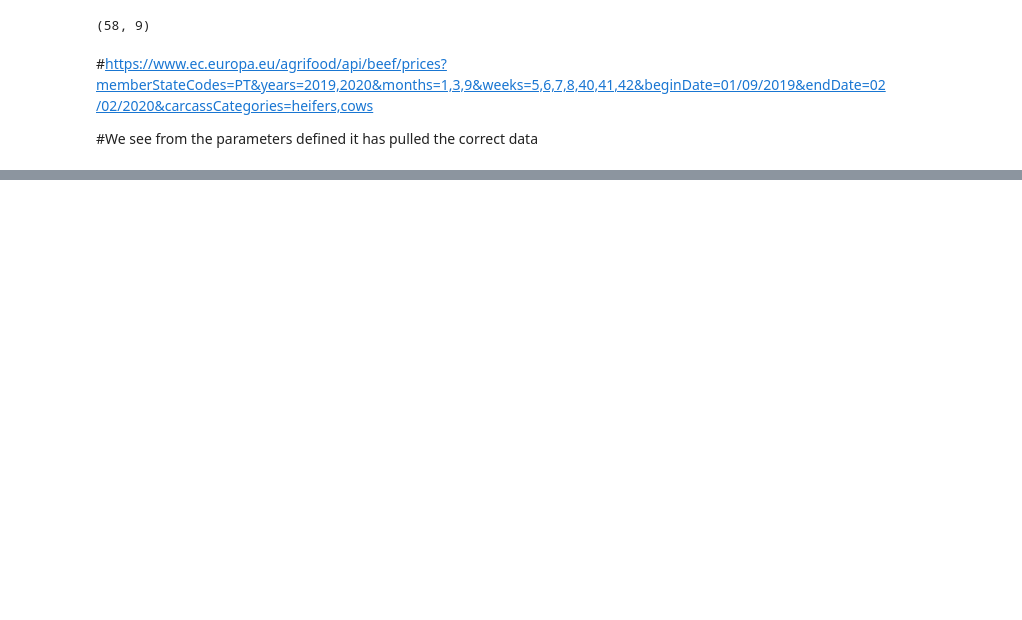
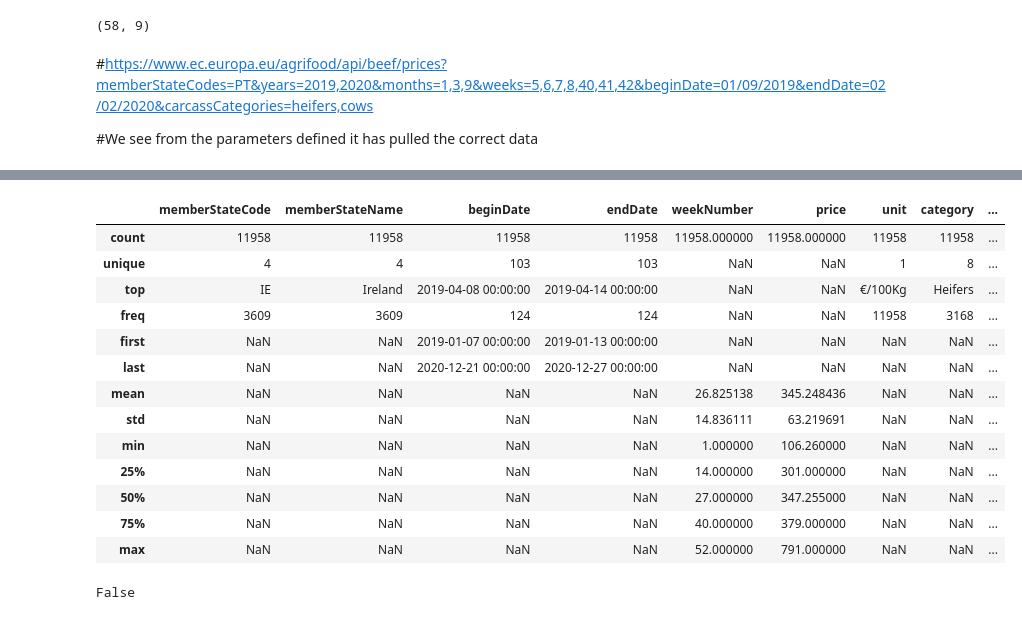
Before and after one commit to Ethan-Lawless/CA2, a Jupyter notebook: CA2_MSC_DA_SBA22189.ipynb, the cells around one changed output, grey strips where cells are left out. Saved outputs shown, nothing was run; the diff lists cells and outputs as text; code cells hidden in the pictures; blank space fills up the shorter version.

```diff
--- a/CA2_MSC_DA_SBA22189.ipynb
+++ b/CA2_MSC_DA_SBA22189.ipynb
@@ -130,0 +309,3 @@ df_beef_stats.shape
+# %%
+df_beef_stats.describe(include='all') ##Include all because some of our data is categorical
+# %% [output]
@@ -130,0 +316,18 @@ df_beef_stats.shape
+|  | memberStateCode | memberStateName | beginDate | endDate | weekNumber | price | unit | category | ... |
+| count | 11958 | 11958 | 11958 | 11958 | 11958.000000 | 11958.000000 | 11958 | 11958 | ... |
+| unique | 4 | 4 | 103 | 103 | NaN | NaN | 1 | 8 | ... |
+| top | IE | Ireland | 2019-04-08 00:00:00 | 2019-04-14 00:00:00 | NaN | NaN | €/100Kg | Heifers | ... |
+| freq | 3609 | 3609 | 124 | 124 | NaN | NaN | 11958 | 3168 | ... |
+| first | NaN | NaN | 2019-01-07 00:00:00 | 2019-01-13 00:00:00 | NaN | NaN | NaN | NaN | ... |
+| last | NaN | NaN | 2020-12-21 00:00:00 | 2020-12-27 00:00:00 | NaN | NaN | NaN | NaN | ... |
+| mean | NaN | NaN | NaN | NaN | 26.825138 | 345.248436 | NaN | NaN | ... |
+| std | NaN | NaN | NaN | NaN | 14.836111 | 63.219691 | NaN | NaN | ... |
+| min | NaN | NaN | NaN | NaN | 1.000000 | 106.260000 | NaN | NaN | ... |
+| 25% | NaN | NaN | NaN | NaN | 14.000000 | 301.000000 | NaN | NaN | ... |
+| 50% | NaN | NaN | NaN | NaN | 27.000000 | 347.255000 | NaN | NaN | ... |
+| 75% | NaN | NaN | NaN | NaN | 40.000000 | 379.000000 | NaN | NaN | ... |
+| max | NaN | NaN | NaN | NaN | 52.000000 | 791.000000 | NaN | NaN | ... |
+# %%
+df_beef_stats.isnull().values.any() #Check any null, we have none so no need to use any data population methods
+# %% [output]
+False
```
Also changed, not shown: parts of 52 cells of this notebook.
